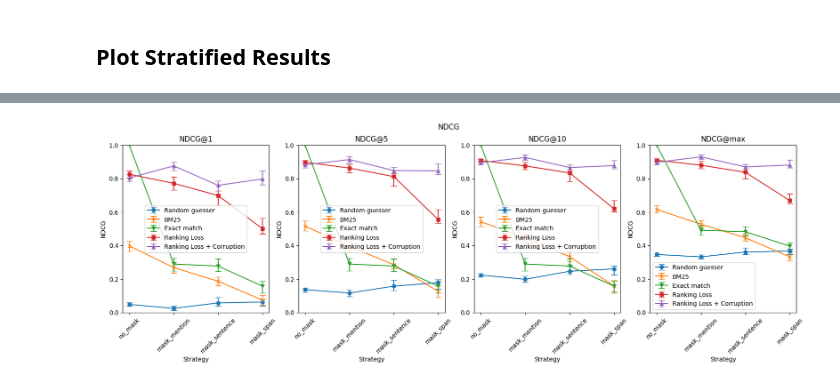
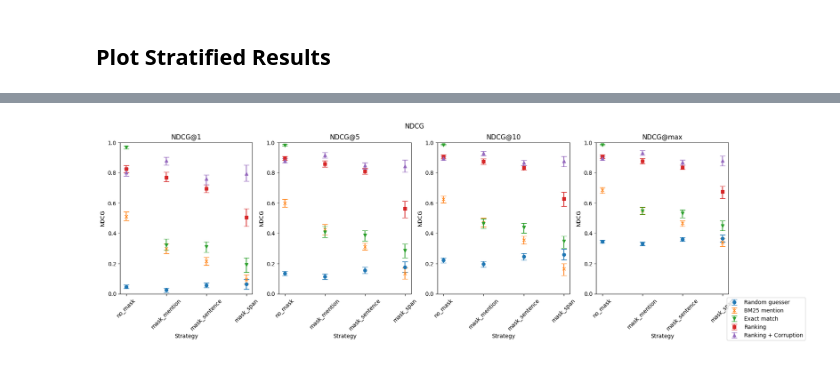
Before and after one commit to epfl-dlab/multilingual-entity-insertion, a Jupyter notebook: data_modelling/compare_models.ipynb, the cells around one changed output, grey strips where cells are left out. Cells and saved outputs as stored; diff of their text form; code cells hidden in the pictures.

```diff
--- a/data_modelling/compare_models.ipynb
+++ b/data_modelling/compare_models.ipynb
@@ -225,0 +258,4 @@ rank_std_bm25 = test_df['bm25_rank'].std()
+# %%
+ndcg_at_k_bm25_mention = compute_ndcg(test_df['bm25_mentions_rank'].tolist())
+stratified_ndcg_at_k_bm25_mention = compute_stratified_ndcg(test_df['bm25_mentions_rank'].tolist(
+), test_df['noise_strategy'].tolist(), test_df['noise_strategy'].unique().tolist())
@@ -296,13 +393,0 @@ ax.legend()
-# %%
-# Plot NDCG
-fig, ax = plt.subplots()
-ax.set_title('NDCG@k')
-ax.set_xlabel('k')
-ax.set_ylabel('NDCG')
-ax.set_ylim(0, 1)
-ax.errorbar(ndcg_at_k_random.keys(), [ndcg_at_k_random[k]['score'] for k in ndcg_at_k_random.keys()], yerr=[[ndcg_at_k_random[k]['score'] - ndcg_at_k_random[k]['cl'][0] for k in ndcg_at_k_random.keys()], [ndcg_at_k_random[k]['cl'][1] - ndcg_at_k_random[k]['score'] for k in ndcg_at_k_random.keys()]], label='Random guesser', marker='o', capsize=5)
-ax.errorbar(ndcg_at_k_bm25.keys(), [ndcg_at_k_bm25[k]['score'] for k in ndcg_at_k_bm25.keys()], yerr=[[ndcg_at_k_bm25[k]['score'] - ndcg_at_k_bm25[k]['cl'][0] for k in ndcg_at_k_bm25.keys()], [ndcg_at_k_bm25[k]['cl'][1] - ndcg_at_k_bm25[k]['score'] for k in ndcg_at_k_bm25.keys()]], label='BM25', marker='x', capsize=5)
-ax.errorbar(ndcg_at_k_exact.keys(), [ndcg_at_k_exact[k]['score'] for k in ndcg_at_k_exact.keys()], yerr=[[ndcg_at_k_exact[k]['score'] - ndcg_at_k_exact[k]['cl'][0] for k in ndcg_at_k_exact.keys()], [ndcg_at_k_exact[k]['cl'][1] - ndcg_at_k_exact[k]['score'] for k in ndcg_at_k_exact.keys()]], label='Exact match', marker='v', capsize=5)
-ax.errorbar(ndcg_at_k_model_softmax_no_corruption.keys(), [ndcg_at_k_model_softmax_no_corruption[k]['score'] for k in ndcg_at_k_model_softmax_no_corruption.keys()], yerr=[[ndcg_at_k_model_softmax_no_corruption[k]['score'] - ndcg_at_k_model_softmax_no_corruption[k]['cl'][0] for k in ndcg_at_k_model_softmax_no_corruption.keys()], [ndcg_at_k_model_softmax_no_corruption[k]['cl'][1] - ndcg_at_k_model_softmax_no_corruption[k]['score'] for k in ndcg_at_k_model_softmax_no_corruption.keys()]], label='Ranking Loss', marker='s', capsize=5)
-ax.errorbar(ndcg_at_k_model_softmax_corruption.keys(), [ndcg_at_k_model_softmax_corruption[k]['score'] for k in ndcg_at_k_model_softmax_corruption.keys()], yerr=[[ndcg_at_k_model_softmax_corruption[k]['score'] - ndcg_at_k_model_softmax_corruption[k]['cl'][0] for k in ndcg_at_k_model_softmax_corruption.keys()], [ndcg_at_k_model_softmax_corruption[k]['cl'][1] - ndcg_at_k_model_softmax_corruption[k]['score'] for k in ndcg_at_k_model_softmax_corruption.keys()]], label='Ranking Loss + Corruption', marker='^', capsize=5)
-ax.legend()
@@ -405,50 +455,31 @@ for ax in axs:
 # %%
 # Plot NDCG stratified
 # create a grid of 1xC plots, where C is the number of k values
 # each plot should have the categories on the x axis and the ndcg on the y axis
 
 strategies = ['no_mask', 'mask_mention', 'mask_sentence', 'mask_span']
 
 fig, axs = plt.subplots(1, 4, figsize=(20, 5))
 fig.suptitle('NDCG')
 
 for ax in axs:
     ax.set_ylim(0, 1)
     ax.set_xlabel('Strategy')
     ax.set_ylabel('NDCG')
     ax.set_title(f"NDCG@{list(ndcg_at_k_random.keys())[axs.tolist().index(ax)]}")
 
-axs[0].errorbar(strategies, [stratified_ndcg_at_k_random[k]['1']['score'] for k in strategies], yerr=[[stratified_ndcg_at_k_random[k]['1']['score'] - stratified_ndcg_at_k_random[k]['1']['cl'][0] for k in strategies], [stratified_ndcg_at_k_random[k]['1']['cl'][1] - stratified_ndcg_at_k_random[k]['1']['score'] for k in stratified_ndcg_at_k_random.keys()]], label='Random guesser', marker='o', capsize=5)
-axs[0].errorbar(strategies, [stratified_ndcg_at_k_bm25[k]['1']['score'] for k in strategies], yerr=[[stratified_ndcg_at_k_bm25[k]['1']['score'] - stratified_ndcg_at_k_bm25[k]['1']['cl'][0] for k in strategies], [stratified_ndcg_at_k_bm25[k]['1']['cl'][1] - stratified_ndcg_at_k_bm25[k]['1']['score'] for k in stratified_ndcg_at_k_bm25.keys()]], label='BM25', marker='x', capsize=5)
-axs[0].errorbar(strategies, [stratified_ndcg_at_k_exact[k]['1']['score'] for k in strategies], yerr=[[stratified_ndcg_at_k_exact[k]['1']['score'] - stratified_ndcg_at_k_exact[k]['1']['cl'][0] for k in strategies], [stratified_ndcg_at_k_exact[k]['1']['cl'][1] - stratified_ndcg_at_k_exact[k]['1']['score'] for k in stratified_ndcg_at_k_exact.keys()]], label='Exact match', marker='v', capsize=5)
-axs[0].errorbar(strategies, [stratified_ndcg_at_k_model_softmax_no_corruption[k]['1']['score'] for k in strategies], yerr=[[stratified_ndcg_at_k_model_softmax_no_corruption[k]['1']['score'] - stratified_ndcg_at_k_model_softmax_no_corruption[k]['1']['cl'][0] for k in stratified_ndcg_at_k_model_softmax_no_corruption.keys()], [stratified_ndcg_at_k_model_softmax_no_corruption[k]['1']['cl'][1] - stratified_ndcg_at_k_model_softmax_no_corruption[k]['1']['score'] for k in strategies]], label='Ranking Loss', marker='s', capsize=5)
-axs[0].errorbar(strategies, [stratified_ndcg_at_k_model_softmax_corruption[k]['1']['score'] for k in strategies], yerr=[[stratified_ndcg_at_k_model_softmax_corruption[k]['1']['score'] - stratified_ndcg_at_k_model_softmax_corruption[k]['1']['cl'][0] for k in stratified_ndcg_at_k_model_softmax_corruption.keys()], [stratified_ndcg_at_k_model_softmax_corruption[k]['1']['cl'][1] - stratified_ndcg_at_k_model_softmax_corruption[k]['1']['score'] for k in strategies]], label='Ranking Loss + Corruption', marker='^', capsize=5)
-axs[0].legend()
-
-axs[1].errorbar(strategies, [stratified_ndcg_at_k_random[k]['5']['score'] for k in strategies], yerr=[[stratified_ndcg_at_k_random[k]['5']['score'] - stratified_ndcg_at_k_random[k]['5']['cl'][0] for k in strategies], [stratified_ndcg_at_k_random[k]['5']['cl'][1] - stratified_ndcg_at_k_random[k]['5']['score'] for k in stratified_ndcg_at_k_random.keys()]], label='Random guesser', marker='o', capsize=5)
-axs[1].errorbar(strategies, [stratified_ndcg_at_k_bm25[k]['5']['score'] for k in strategies], yerr=[[stratified_ndcg_at_k_bm25[k]['5']['score'] - stratified_ndcg_at_k_bm25[k]['5']['cl'][0] for k in strategies], [stratified_ndcg_at_k_bm25[k]['5']['cl'][1] - stratified_ndcg_at_k_bm25[k]['5']['score'] for k in stratified_ndcg_at_k_bm25.keys()]], label='BM25', marker='x', capsize=5)
-axs[1].errorbar(strategies, [stratified_ndcg_at_k_exact[k]['5']['score'] for k in strategies], yerr=[[stratified_ndcg_at_k_exact[k]['5']['score'] - stratified_ndcg_at_k_exact[k]['5']['cl'][0] for k in strategies], [stratified_ndcg_at_k_exact[k]['5']['cl'][1] - stratified_ndcg_at_k_exact[k]['5']['score'] for k in stratified_ndcg_at_k_exact.keys()]], label='Exact match', marker='v', capsize=5)
-axs[1].errorbar(strategies, [stratified_ndcg_at_k_model_softmax_no_corruption[k]['5']['score'] for k in strategies], yerr=[[stratified_ndcg_at_k_model_softmax_no_corruption[k]['5']['score'] - stratified_ndcg_at_k_model_softmax_no_corruption[k]['5']['cl'][0] for k in stratified_ndcg_at_k_model_softmax_no_corruption.keys()], [stratified_ndcg_at_k_model_softmax_no_corruption[k]['5']['cl'][1] - stratified_ndcg_at_k_model_softmax_no_corruption[k]['5']['score'] for k in strategies]], label='Ranking Loss', marker='s', capsize=5)
-axs[1].errorbar(strategies, [stratified_ndcg_at_k_model_softmax_corruption[k]['5']['score'] for k in strategies], yerr=[[stratified_ndcg_at_k_model_softmax_corruption[k]['5']['score'] - stratified_ndcg_at_k_model_softmax_corruption[k]['5']['cl'][0] for k in stratified_ndcg_at_k_model_softmax_corruption.keys()], [stratified_ndcg_at_k_model_softmax_corruption[k]['5']['cl'][1] - stratified_ndcg_at_k_model_softmax_corruption[k]['5']['score'] for k in strategies]], label='Ranking Loss + Corruption', marker='^', capsize=5)
-axs[1].legend()
-
-axs[2].errorbar(strategies, [stratified_ndcg_at_k_random[k]['10']['score'] for k in strategies], yerr=[[stratified_ndcg_at_k_random[k]['10']['score'] - stratified_ndcg_at_k_random[k]['10']['cl'][0] for k in strategies], [stratified_ndcg_at_k_random[k]['10']['cl'][1] - stratified_ndcg_at_k_random[k]['10']['score'] for k in stratified_ndcg_at_k_random.keys()]], label='Random guesser', marker='o', capsize=5)
-axs[2].errorbar(strategies, [stratified_ndcg_at_k_bm25[k]['10']['score'] for k in strategies], yerr=[[stratified_ndcg_at_k_bm25[k]['10']['score'] - stratified_ndcg_at_k_bm25[k]['10']['cl'][0] for k in strategies], [stratified_ndcg_at_k_bm25[k]['10']['cl'][1] - stratified_ndcg_at_k_bm25[k]['10']['score'] for k in stratified_ndcg_at_k_bm25.keys()]], label='BM25', marker='x', capsize=5)
-axs[2].errorbar(strategies, [stratified_ndcg_at_k_exact[k]['10']['score'] for k in strategies], yerr=[[stratified_ndcg_at_k_exact[k]['10']['score'] - stratified_ndcg_at_k_exact[k]['10']['cl'][0] for k in strategies], [stratified_ndcg_at_k_exact[k]['10']['cl'][1] - stratified_ndcg_at_k_exact[k]['10']['score'] for k in stratified_ndcg_at_k_exact.keys()]], label='Exact match', marker='v', capsize=5)
-axs[2].errorbar(strategies, [stratified_ndcg_at_k_model_softmax_no_corruption[k]['10']['score'] for k in strategies], yerr=[[stratified_ndcg_at_k_model_softmax_no_corruption[k]['10']['score'] - stratified_ndcg_at_k_model_softmax_no_corruption[k]['10']['cl'][0] for k in stratified_ndcg_at_k_model_softmax_no_corruption.keys()], [stratified_ndcg_at_k_model_softmax_no_corruption[k]['10']['cl'][1] - stratified_ndcg_at_k_model_softmax_no_corruption[k]['10']['score'] for k in strategies]], label='Ranking Loss', marker='s', capsize=5)
-axs[2].errorbar(strategies, [stratified_ndcg_at_k_model_softmax_corruption[k]['10']['score'] for k in strategies], yerr=[[stratified_ndcg_at_k_model_softmax_corruption[k]['10']['score'] - stratified_ndcg_at_k_model_softmax_corruption[k]['10']['cl'][0] for k in stratified_ndcg_at_k_model_softmax_corruption.keys()], [stratified_ndcg_at_k_model_softmax_corruption[k]['10']['cl'][1] - stratified_ndcg_at_k_model_softmax_corruption[k]['10']['score'] for k in strategies]], label='Ranking Loss + Corruption', marker='^', capsize=5)
-axs[2].legend()
-
-axs[3].errorbar(strategies, [stratified_ndcg_at_k_random[k]['max']['score'] for k in strategies], yerr=[[stratified_ndcg_at_k_random[k]['max']['score'] - stratified_ndcg_at_k_random[k]['max']['cl'][0] for k in strategies], [stratified_ndcg_at_k_random[k]['max']['cl'][1] - stratified_ndcg_at_k_random[k]['max']['score'] for k in stratified_ndcg_at_k_random.keys()]], label='Random guesser', marker='o', capsize=5)
-axs[3].errorbar(strategies, [stratified_ndcg_at_k_bm25[k]['max']['score'] for k in strategies], yerr=[[stratified_ndcg_at_k_bm25[k]['max']['score'] - stratified_ndcg_at_k_bm25[k]['max']['cl'][0] for k in strategies], [stratified_ndcg_at_k_bm25[k]['max']['cl'][1] - stratified_ndcg_at_k_bm25[k]['max']['score'] for k in stratified_ndcg_at_k_bm25.keys()]], label='BM25', marker='x', capsize=5)
-axs[3].errorbar(strategies, [stratified_ndcg_at_k_exact[k]['max']['score'] for k in strategies], yerr=[[stratified_ndcg_at_k_exact[k]['max']['score'] - stratified_ndcg_at_k_exact[k]['max']['cl'][0] for k in strategies], [stratified_ndcg_at_k_exact[k]['max']['cl'][1] - stratified_ndcg_at_k_exact[k]['max']['score'] for k in stratified_ndcg_at_k_exact.keys()]], label='Exact match', marker='v', capsize=5)
-axs[3].errorbar(strategies, [stratified_ndcg_at_k_model_softmax_no_corruption[k]['max']['score'] for k in strategies], yerr=[[stratified_ndcg_at_k_model_softmax_no_corruption[k]['max']['score'] - stratified_ndcg_at_k_model_softmax_no_corruption[k]['max']['cl'][0] for k in stratified_ndcg_at_k_model_softmax_no_corruption.keys()], [stratified_ndcg_at_k_model_softmax_no_corruption[k]['max']['cl'][1] - stratified_ndcg_at_k_model_softmax_no_corruption[k]['max']['score'] for k in strategies]], label='Ranking Loss', marker='s', capsize=5)
-axs[3].errorbar(strategies, [stratified_ndcg_at_k_model_softmax_corruption[k]['max']['score'] for k in strategies], yerr=[[stratified_ndcg_at_k_model_softmax_corruption[k]['max']['score'] - stratified_ndcg_at_k_model_softmax_corruption[k]['max']['cl'][0] for k in stratified_ndcg_at_k_model_softmax_corruption.keys()], [stratified_ndcg_at_k_model_softmax_corruption[k]['max']['cl'][1] - stratified_ndcg_at_k_model_softmax_corruption[k]['max']['score'] for k in strategies]], label='Ranking Loss + Corruption', marker='^', capsize=5)
-axs[3].legend()
+for i, k in enumerate(ndcg_at_k_random.keys()):
+    axs[i].errorbar(strategies, [stratified_ndcg_at_k_random[s][k]['score'] for s in strategies], yerr=[[stratified_ndcg_at_k_random[s][k]['score'] - stratified_ndcg_at_k_random[s][k]['cl'][0] for s in strategies], [stratified_ndcg_at_k_random[s][k]['cl'][1] - stratified_ndcg_at_k_random[s][k]['score'] for s in strategies]], label='Random guesser', marker='o', capsize=5, linestyle='None')
+    axs[i].errorbar(strategies, [stratified_ndcg_at_k_bm25_mention[s][k]['score'] for s in strategies], yerr=[[stratified_ndcg_at_k_bm25_mention[s][k]['score'] - stratified_ndcg_at_k_bm25_mention[s][k]['cl'][0] for s in strategies], [stratified_ndcg_at_k_bm25_mention[s][k]['cl'][1] - stratified_ndcg_at_k_bm25_mention[s][k]['score'] for s in strategies]], label='BM25 mention', marker='x', capsize=5, linestyle='None')
+    axs[i].errorbar(strategies, [stratified_ndcg_at_k_exact[s][k]['score'] for s in strategies], yerr=[[stratified_ndcg_at_k_exact[s][k]['score'] - stratified_ndcg_at_k_exact[s][k]['cl'][0] for s in strategies], [stratified_ndcg_at_k_exact[s][k]['cl'][1] - stratified_ndcg_at_k_exact[s][k]['score'] for s in strategies]], label='Exact match', marker='v', capsize=5, linestyle='None')
+    axs[i].errorbar(strategies, [stratified_ndcg_at_k_model_softmax_no_corruption[s][k]['score'] for s in strategies], yerr=[[stratified_ndcg_at_k_model_softmax_no_corruption[s][k]['score'] - stratified_ndcg_at_k_model_softmax_no_corruption[s][k]['cl'][0] for s in strategies], [stratified_ndcg_at_k_model_softmax_no_corruption[s][k]['cl'][1] - stratified_ndcg_at_k_model_softmax_no_corruption[s][k]['score'] for s in strategies]], label='Ranking', marker='s', capsize=5, linestyle='None')
+    axs[i].errorbar(strategies, [stratified_ndcg_at_k_model_softmax_corruption[s][k]['score'] for s in strategies], yerr=[[stratified_ndcg_at_k_model_softmax_corruption[s][k]['score'] - stratified_ndcg_at_k_model_softmax_corruption[s][k]['cl'][0] for s in strategies], [stratified_ndcg_at_k_model_softmax_corruption[s][k]['cl'][1] - stratified_ndcg_at_k_model_softmax_corruption[s][k]['score'] for s in strategies]], label='Ranking + Corruption', marker='^', capsize=5, linestyle='None')
+handles, labels = axs[-1].get_legend_handles_labels()
+fig.legend(handles, labels, loc='lower right')
 
 # rotate x ticks
 for ax in axs:
     plt.sca(ax)
     plt.xticks(rotation=45)
 # %% [output]
-[figure, old version]
+[figure, new version]
```
Also changed, not shown: parts of 34 cells of this notebook, 4 other files.
